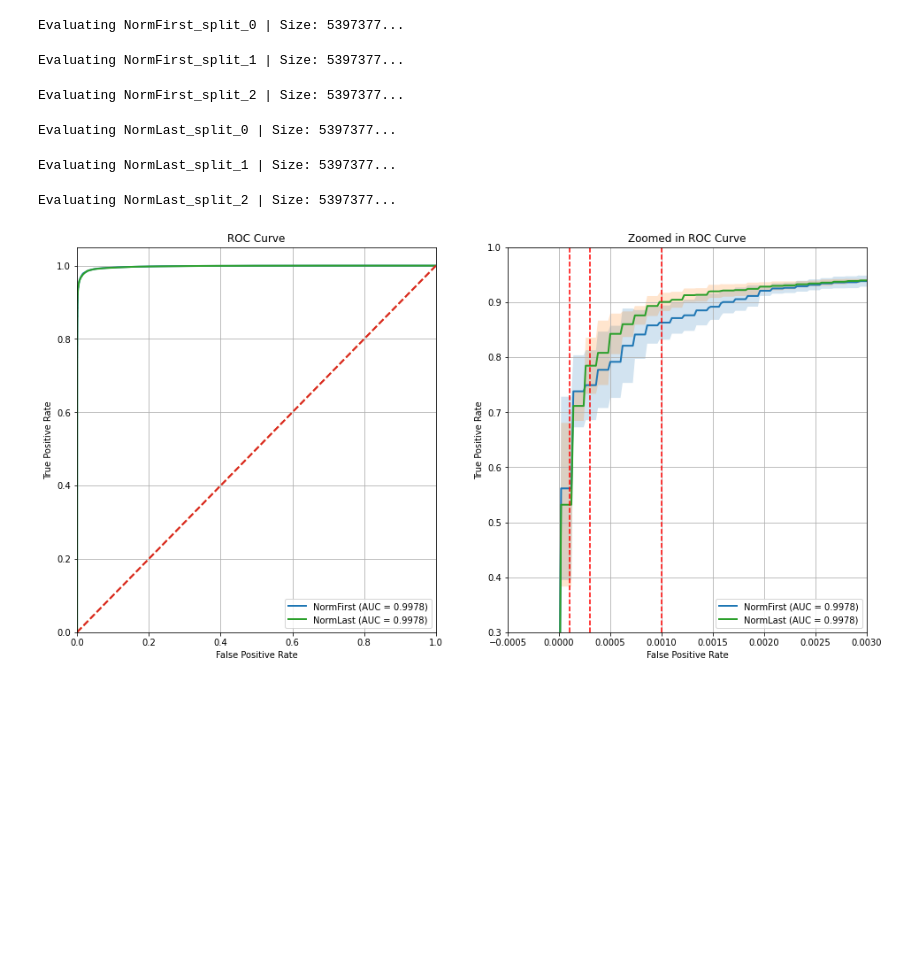
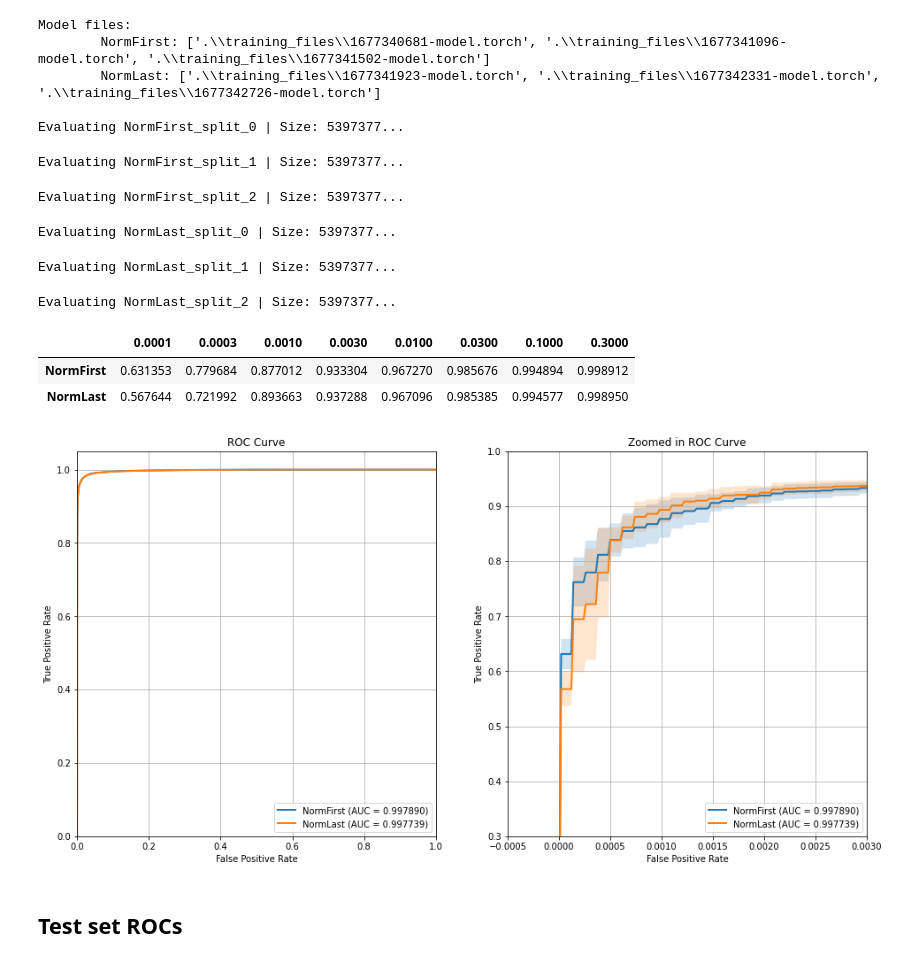
Before and after one commit to dtrizna/nebula, a Jupyter notebook: evaluation/crossValidation/Transformer_Engineering/norm_first_limit_None_1677340681/results_roc.ipynb, the cells around one changed output. Saved outputs shown, nothing was run; the diff lists cells and outputs as text; code cells hidden in the pictures; blank space fills up the shorter version.

```diff
--- a/evaluation/crossValidation/Transformer_Engineering/norm_first_limit_None_1677340681/results_roc.ipynb
+++ b/evaluation/crossValidation/Transformer_Engineering/norm_first_limit_None_1677340681/results_roc.ipynb
@@ -2,9 +2,14 @@
 import os
 import sys
 sys.path.append("../../../..")
-from nebula.evaluation import read_cv_data_splits
+from nebula.evaluation import read_cv_data_splits, read_cv_metrics_folder
 from nebula.evaluation.roc import get_model_rocs, allign_metrics
-from nebula.misc.plots import plot_roc_curves
+from nebula.misc.plots import plot_roc_curves, plot_cv_metrics_dict
 from nebula.models.attention import TransformerEncoderChunks
 from nebula.misc import get_path
 SCRIPT_PATH = get_path(type="notebook")
+REPO_ROOT = os.path.join(SCRIPT_PATH, *[".."]*4)
+import numpy as np
+from collections import defaultdict
+from pandas import DataFrame, concat
+FPRS = [0.0001, 0.0003, 0.001, 0.003, 0.01, 0.03, 0.1, 0.3]
@@ -29,7 +58,7 @@ model_config = {
 folder = os.path.join(SCRIPT_PATH, "..", "norm_first_limit_None_1677340681")
 data_splits = read_cv_data_splits(folder)
 
-metrics = get_model_rocs(
+roc_metrics_val = get_model_rocs(
     run_types=["NormFirst", "NormLast"],
     model_class=TransformerEncoderChunks,
     model_config=model_config,
@@ -37,8 +66,12 @@ metrics = get_model_rocs(
     logfile=os.path.join(folder, "CrossValidationRun_1677340681.log"),
 )
 
-base_fpr, tprs_mean, tprs_std = allign_metrics(metrics)
+base_fpr_val, tprs_mean_val, tprs_std_val = allign_metrics(roc_metrics_val)
 # %% [output]
+Model files:
+        NormFirst: ['.\\training_files\\1677340681-model.torch', '.\\training_files\\1677341096-model.torch', '.\\training_files\\1677341502-model.torch']
+        NormLast: ['.\\training_files\\1677341923-model.torch', '.\\training_files\\1677342331-model.torch', '.\\training_files\\1677342726-model.torch']
+
 Evaluating NormFirst_split_0 | Size: 5397377...
 Evaluating NormFirst_split_1 | Size: 5397377...
 Evaluating NormFirst_split_2 | Size: 5397377...
@@ -46,23 +79,35 @@ Evaluating NormLast_split_0 | Size: 5397377...
 Evaluating NormLast_split_1 | Size: 5397377...
 Evaluating NormLast_split_2 | Size: 5397377...
 # %%
-for i, model_type in enumerate(tprs_mean.keys()):
-    if i == 0:
-        axs = None
-    axs = plot_roc_curves(
-        base_fpr,
-        tprs_mean[model_type],
-        tpr_std=tprs_std[model_type],
-        model_name=f"{model_type}",
-        axs=axs,
-        roc_auc=metrics[model_type][0][2],
-        xlim=[-0.0005, 0.003],
-        ylim=[0.3, 1.0]
-    )
-[ax.grid() for ax in axs]
-_ = [ax.legend(loc='lower right') for ax in axs]
-# plot red dashed vertical in axs[1] line at [0.0001, 0.001, 0.01, 0.1]
-for fpr in [0.0001, 0.0003, 0.001]:
-    axs[1].axvline(x=fpr, color='r', linestyle='--')
+def report_metrics(base_fpr, tprs_mean, tprs_std, metrics, xlim=[-0.0005, 0.3], ylim=[0.6, 1]):
+    tprsdf = DataFrame()
+    for i, model_type in enumerate(tprs_mean.keys()):
+        if i == 0:
+            axs = None
+        axs = plot_roc_curves(
+            base_fpr,
+            tprs_mean[model_type],
+            tpr_std=tprs_std[model_type],
+            model_name=f"{model_type}",
+            axs=axs,
+            roc_auc=metrics[model_type][0][2],
+            xlim=xlim,
+            ylim=ylim
+        )
+        tprs = defaultdict(list)
+        for fpr in FPRS:
+            tpr = tprs_mean[model_type][np.argmin(np.abs(base_fpr - fpr))]
+            tprs[fpr].append(tpr)
+        tprsdf = concat([tprsdf, DataFrame(tprs, index=[model_type])])
+    [ax.grid() for ax in axs]
+    _ = [ax.legend(loc='lower right') for ax in axs]
+    return tprsdf
+
+report_metrics(base_fpr_val, tprs_mean_val, tprs_std_val, roc_metrics_val, xlim=[-0.0005, 0.003], ylim=[0.3, 1.0])
 # %% [output]
+|  | 0.0001 | 0.0003 | 0.0010 | 0.0030 | 0.0100 | 0.0300 | 0.1000 | 0.3000 |
+| NormFirst | 0.631353 | 0.779684 | 0.877012 | 0.933304 | 0.967270 | 0.985676 | 0.994894 | 0.998912 |
+| NormLast | 0.567644 | 0.721992 | 0.893663 | 0.937288 | 0.967096 | 0.985385 | 0.994577 | 0.998950 |
-[figure, old version]
+[figure, new version]
+# %% [markdown]
+## Test set ROCs
```
Also changed, not shown: parts of 3 cells of this notebook, 33 other files.
